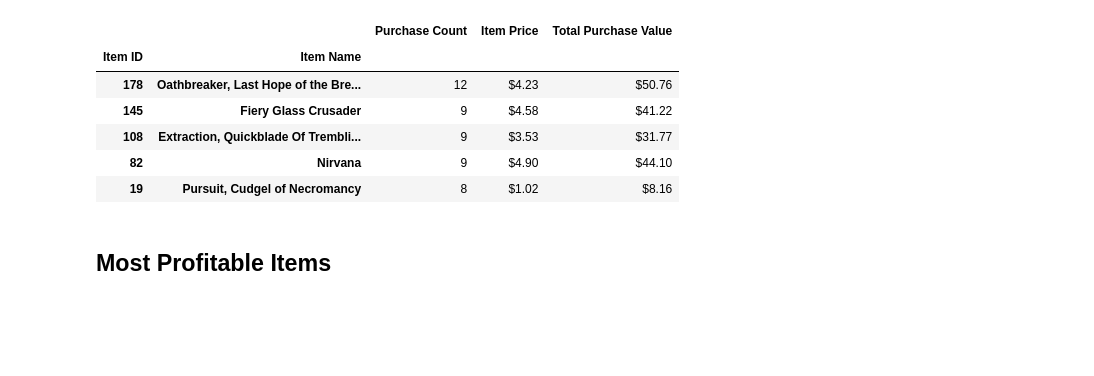
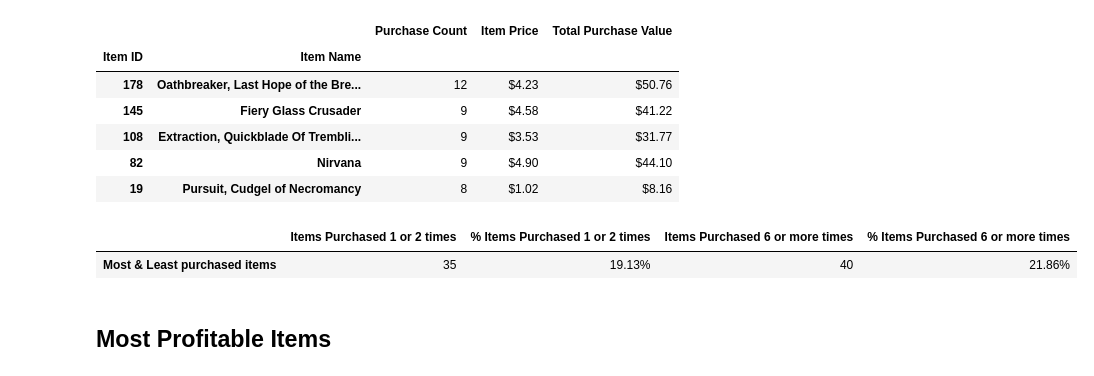
Before and after one commit to Survifit/bootcamprepo, a Jupyter notebook: Homework4/Howard_HeroesOfPymoli.ipynb, the cells around one changed output. Saved outputs shown, nothing was run; the diff lists cells and outputs as text; code cells hidden in the pictures; blank space fills up the shorter version.

```diff
--- a/Homework4/HeroesOfPymoli/Howard_HeroesOfPymoli.ipynb
+++ b/Homework4/Howard_HeroesOfPymoli.ipynb
@@ -331,6 +333,28 @@ pop_item_summary.head()
 | 108 | Extraction, Quickblade Of Trembli... | 9 | $3.53 | $31.77 |
 | 82 | Nirvana | 9 | $4.90 | $44.10 |
 | 19 | Pursuit, Cudgel of Necromancy | 8 | $1.02 | $8.16 |
+# %%
+# Quick calculation of percentage of items that have been purchased often vs rarely
+few_purchase = pop_item_summary['Purchase Count'][pop_item_summary['Purchase Count'] < 3].count()
+many_purchase = pop_item_summary['Purchase Count'][pop_item_summary['Purchase Count'] > 5].count()
+percent_rare = few_purchase/pop_item_summary['Purchase Count'].count()*100
+percent_popular = many_purchase/pop_item_summary['Purchase Count'].count()*100
+
+# Dataframe for display
+quick_data = pd.DataFrame({'Items Purchased 1 or 2 times': few_purchase,
+                          '% Items Purchased 1 or 2 times': percent_rare,
+                          'Items Purchased 6 or more times': many_purchase,
+                          '% Items Purchased 6 or more times': percent_popular}, index=["Most & Least purchased items"])
+
+# number formatting
+quick_data['% Items Purchased 1 or 2 times'] = quick_data['% Items Purchased 1 or 2 times'].map("{:.2f}%".format)
+quick_data['% Items Purchased 6 or more times'] = quick_data['% Items Purchased 6 or more times'].map("{:.2f}%".format)
+
+# Display dataframe
+quick_data
+# %% [output]
+|  | Items Purchased 1 or 2 times | % Items Purchased 1 or 2 times | Items Purchased 6 or more times | % Items Purchased 6 or more times |
+| Most & Least purchased items | 35 | 19.13% | 40 | 21.86% |
 # %% [markdown]
 ## Most Profitable Items
 # %% [markdown]
```
Also changed, not shown: parts of 3 cells of this notebook, 12 other files.
